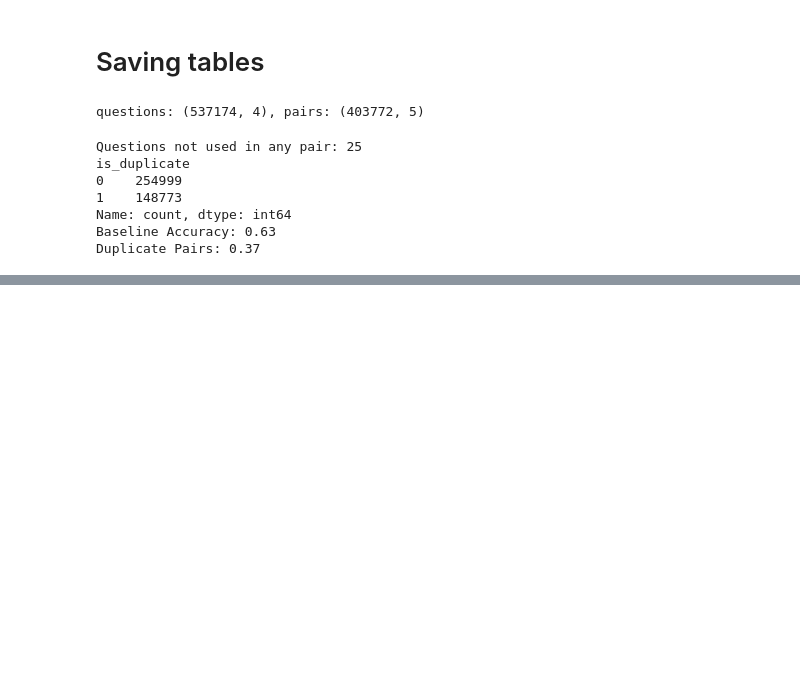
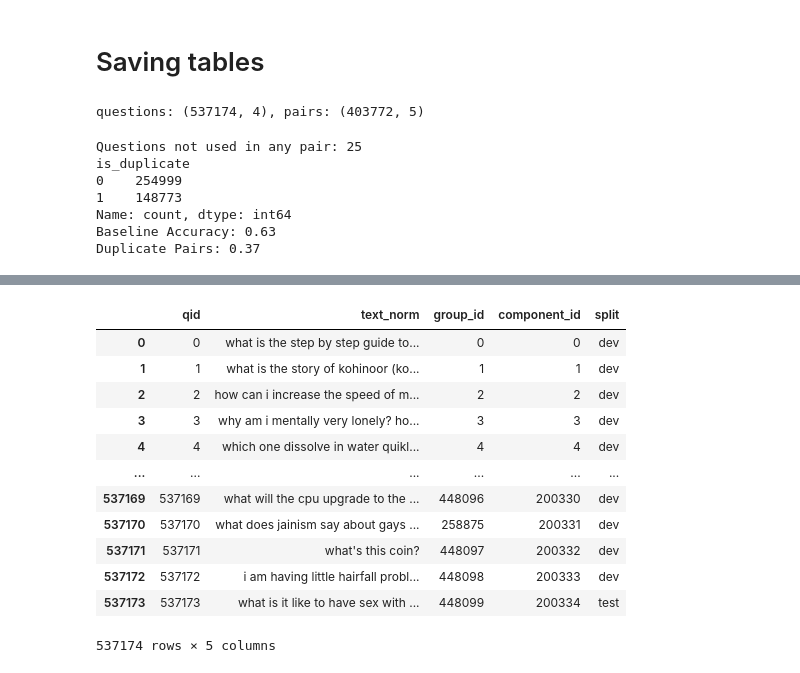
Before and after one commit to Gabri03ele/quora-question-pairs, a Jupyter notebook: notebooks/01_data.ipynb, the cells around one changed output, grey strips where cells are left out. Saved outputs shown, nothing was run; the diff lists cells and outputs as text; code cells hidden in the pictures; blank space fills up the shorter version.

```diff
--- a/notebooks/01_data.ipynb
+++ b/notebooks/01_data.ipynb
@@ -401,0 +462,16 @@ Duplicate Pairs: 0.37
+# %%
+questions
+# %% [output]
+|  | qid | text_norm | group_id | component_id | split |
+| 0 | 0 | what is the step by step guide to... | 0 | 0 | dev |
+| 1 | 1 | what is the story of kohinoor (ko... | 1 | 1 | dev |
+| 2 | 2 | how can i increase the speed of m... | 2 | 2 | dev |
+| 3 | 3 | why am i mentally very lonely? ho... | 3 | 3 | dev |
+| 4 | 4 | which one dissolve in water quikl... | 4 | 4 | dev |
+| ... | ... | ... | ... | ... | ... |
+| 537169 | 537169 | what will the cpu upgrade to the ... | 448096 | 200330 | dev |
+| 537170 | 537170 | what does jainism say about gays ... | 258875 | 200331 | dev |
+| 537171 | 537171 | what's this coin? | 448097 | 200332 | dev |
+| 537172 | 537172 | i am having little hairfall probl... | 448098 | 200333 | dev |
+| 537173 | 537173 | what is it like to have sex with ... | 448099 | 200334 | test |
+537174 rows × 5 columns
```
Also changed, not shown: parts of 4 cells of this notebook, 7 other files.
